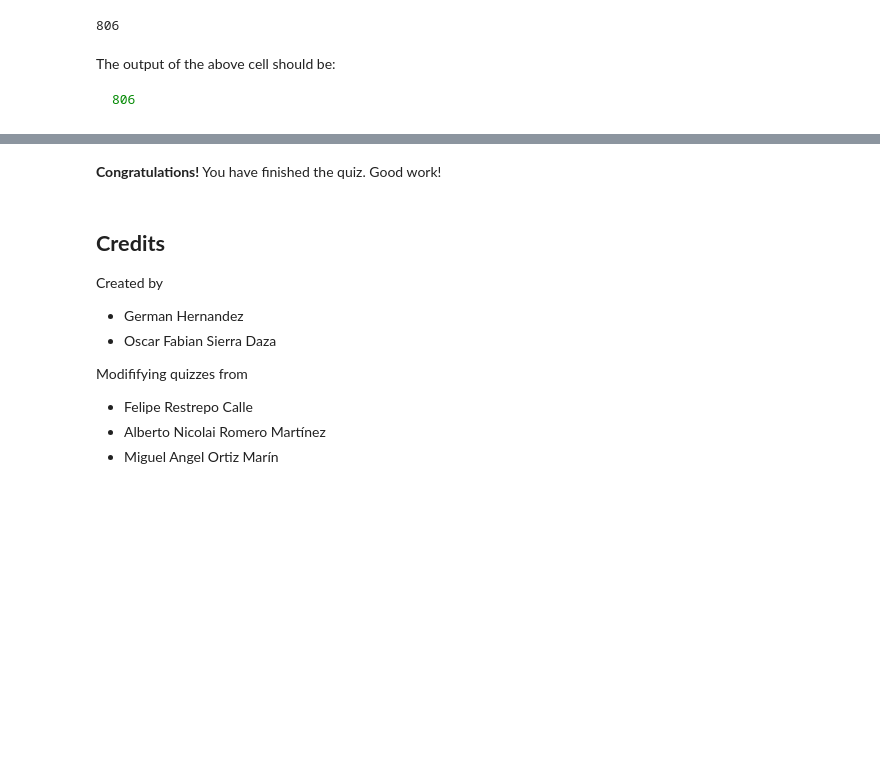
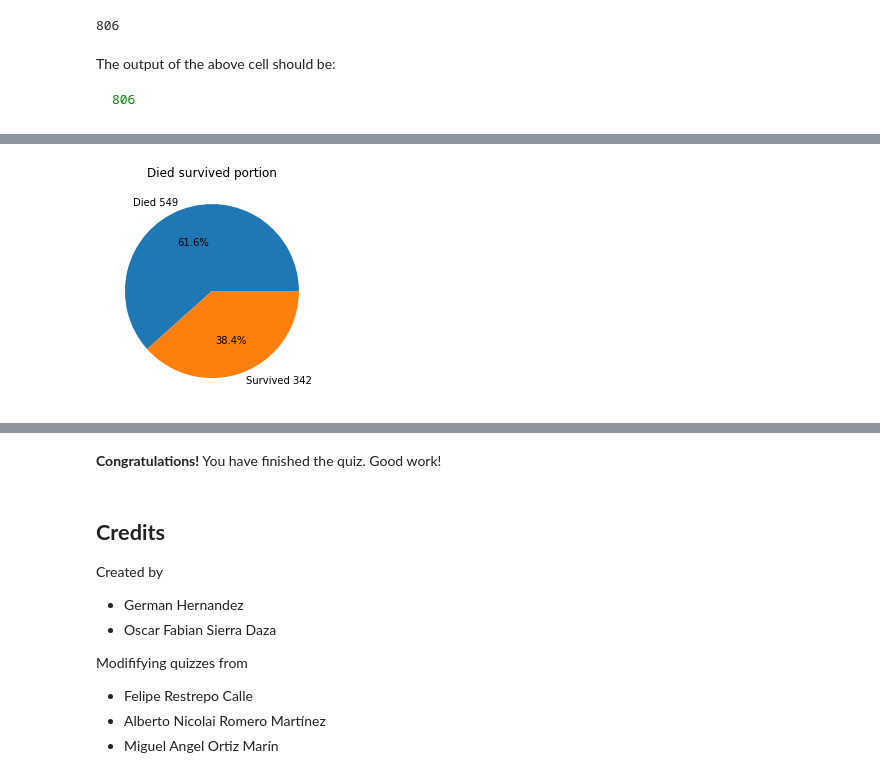
Before and after one commit to jccamposro/MetNumUN2022I, a Jupyter notebook: Quiz3/Quiz_2_Python_Pandas_UNCode.ipynb, the cells around one changed output, grey strips where cells are left out. Saved outputs shown, nothing was run; the diff lists cells and outputs as text; code cells hidden in the pictures; blank space fills up the shorter version.

```diff
--- a/Quiz3/Quiz_2_Python_Pandas_UNCode.ipynb
+++ b/Quiz3/Quiz_2_Python_Pandas_UNCode.ipynb
@@ -629,0 +645,14 @@ The output of the above cell should be:
+# %%
+import pandas as pd
+import numpy as np
+import matplotlib.pyplot as plt
+
+total = titanic['Survived'].count()
+deads = titanic.loc[:,'Survived'][titanic['Survived'] == 0].count()
+alive = titanic.loc[:,'Survived'][titanic['Survived'] == 1].count()
+my_labels = ('Died ' + str(deads), 'Survived ' + str(alive))
+plt.title('Died survived portion')
+ax = titanic['Survived'].value_counts().plot(kind='pie', figsize=(4,4), autopct='%1.1f%%', labels = my_labels )
+ax.axes.get_yaxis().set_visible(False)
+# %% [output]
+[figure, added]
```
Also changed, not shown: parts of 12 cells of this notebook.
